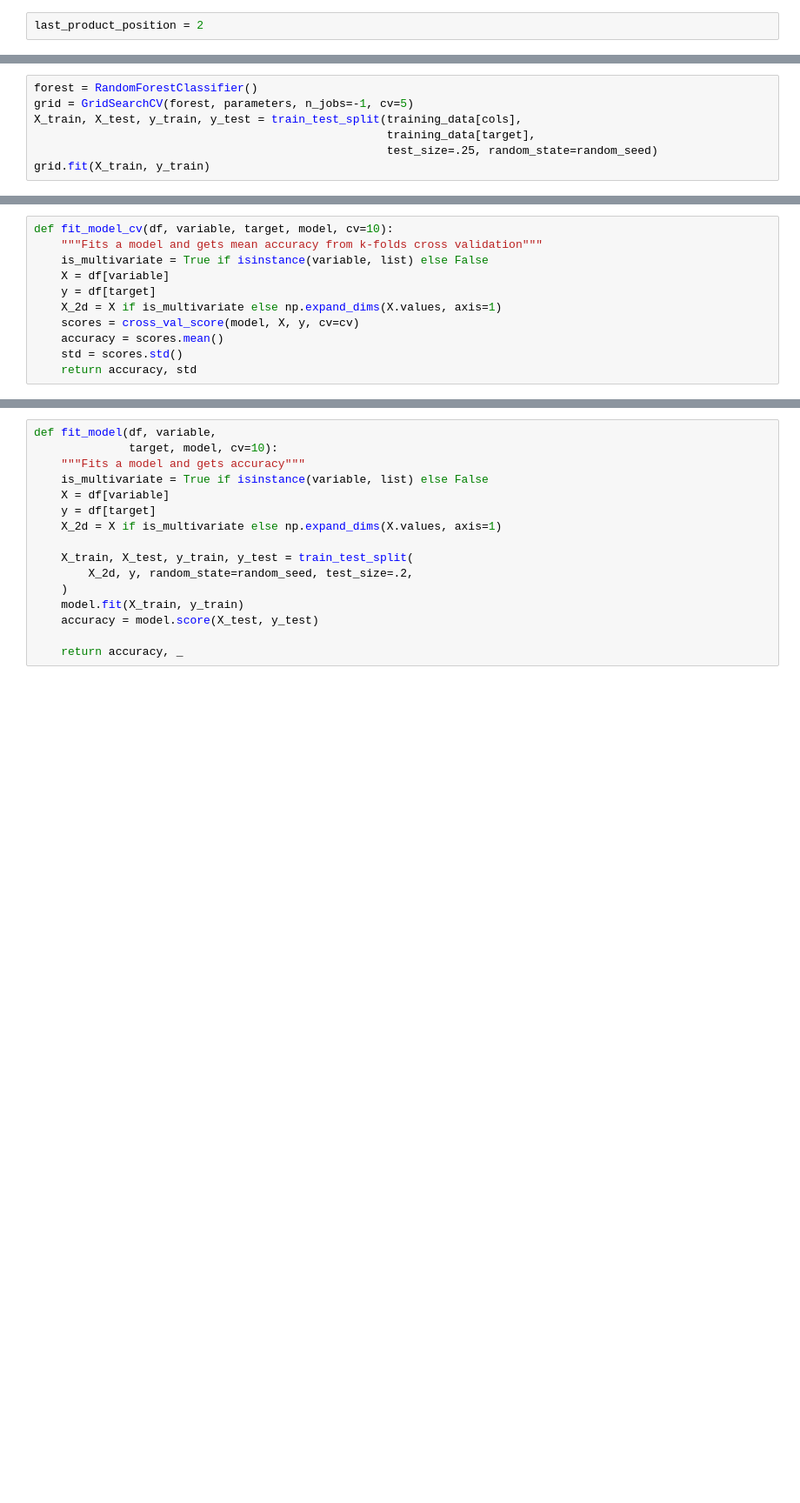
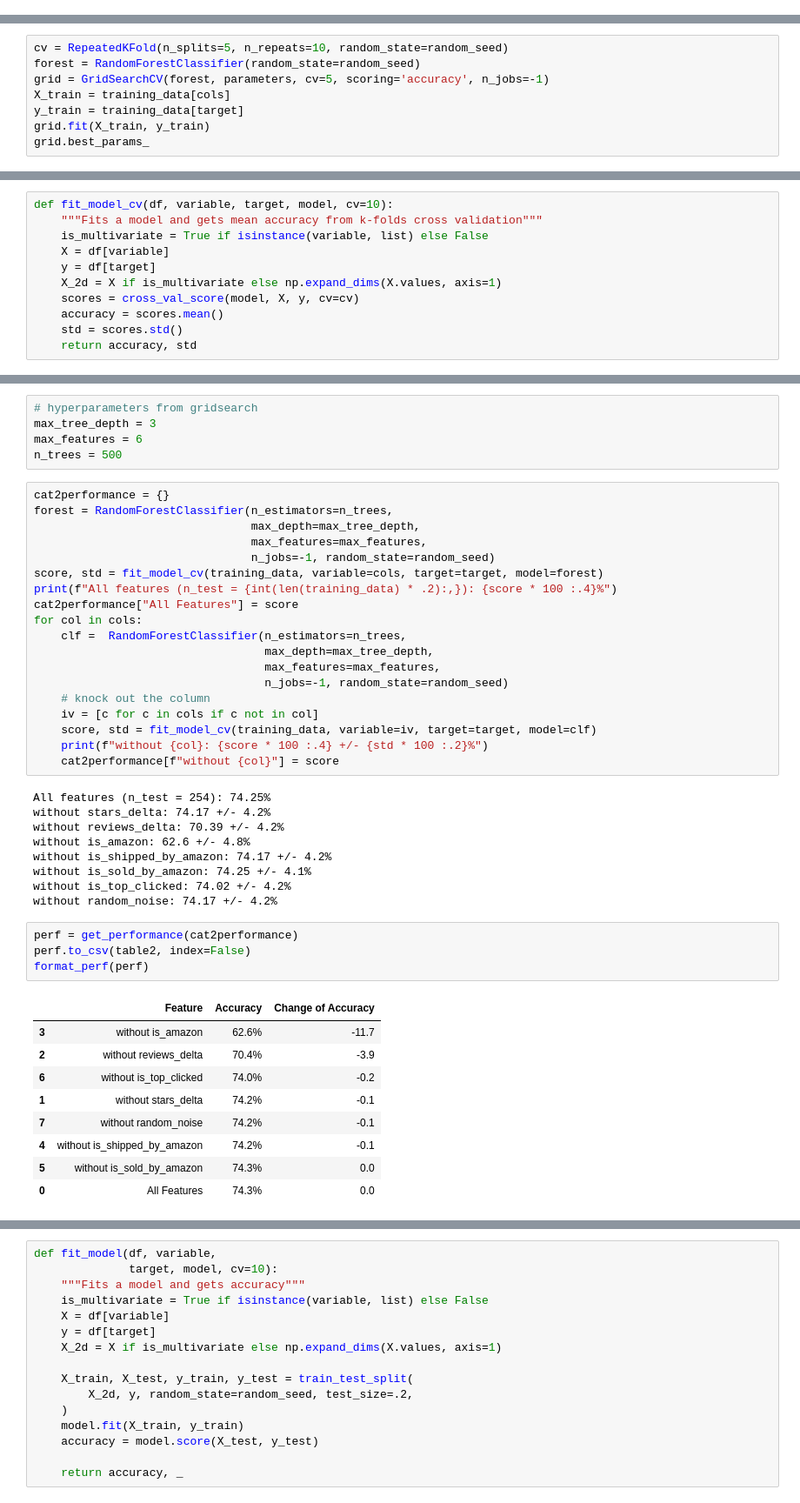
Before and after one commit to the-markup/investigation-amazon-brands, a Jupyter notebook: notebooks/2-random-forest-analysis.ipynb, the cells around one changed output, grey strips where cells are left out. Shown at 87% size. Saved outputs shown, nothing was run; the diff lists cells and outputs as text; blank space fills up the shorter version.

```diff
--- a/notebooks/2-random-forest-analysis.ipynb
+++ b/notebooks/2-random-forest-analysis.ipynb
@@ -80,6 +62,4 @@ bool_cols = [
 bool2int = {True : 1, False : -1}
 for col in bool_cols:
     _df.loc[:, col + '_encoded'] = _df[col].replace(bool2int)
-# %%
-last_product_position = 2
 # %%
@@ -188,7 +188,8 @@ parameters = {'n_estimators':(100, 300, 500), 'max_depth':[3,5,7,9], 'random_sta
 # %%
-forest = RandomForestClassifier()
-grid = GridSearchCV(forest, parameters, n_jobs=-1, cv=5)
-X_train, X_test, y_train, y_test = train_test_split(training_data[cols],
-                                                    training_data[target],
-                                                    test_size=.25, random_state=random_seed)
+cv = RepeatedKFold(n_splits=5, n_repeats=10, random_state=random_seed)
+forest = RandomForestClassifier(random_state=random_seed)
+grid = GridSearchCV(forest, parameters, cv=5, scoring='accuracy', n_jobs=-1)
+X_train = training_data[cols]
+y_train = training_data[target]
 grid.fit(X_train, y_train)
+grid.best_params_
@@ -236,0 +235,47 @@ def fit_model_cv(df, variable, target, model, cv=10):
+# %%
+# hyperparameters from gridsearch
+max_tree_depth = 3
+max_features = 6
+n_trees = 500
+# %%
+cat2performance = {}
+forest = RandomForestClassifier(n_estimators=n_trees,
+                                max_depth=max_tree_depth,
+                                max_features=max_features,
+                                n_jobs=-1, random_state=random_seed)
+score, std = fit_model_cv(training_data, variable=cols, target=target, model=forest)
+print(f"All features (n_test = {int(len(training_data) * .2):,}): {score * 100 :.4}%")
+cat2performance["All Features"] = score
+for col in cols:
+    clf =  RandomForestClassifier(n_estimators=n_trees,
+                                  max_depth=max_tree_depth,
+                                  max_features=max_features,
+                                  n_jobs=-1, random_state=random_seed)
+    # knock out the column
+    iv = [c for c in cols if c not in col]
+    score, std = fit_model_cv(training_data, variable=iv, target=target, model=clf)
+    print(f"without {col}: {score * 100 :.4} +/- {std * 100 :.2}%")
+    cat2performance[f"without {col}"] = score
+# %% [output]
+All features (n_test = 254): 74.25%
+without stars_delta: 74.17 +/- 4.2%
+without reviews_delta: 70.39 +/- 4.2%
+without is_amazon: 62.6 +/- 4.8%
+without is_shipped_by_amazon: 74.17 +/- 4.2%
+without is_sold_by_amazon: 74.25 +/- 4.1%
+without is_top_clicked: 74.02 +/- 4.2%
+without random_noise: 74.17 +/- 4.2%
+# %%
+perf = get_performance(cat2performance)
+perf.to_csv(table2, index=False)
+format_perf(perf)
+# %% [output]
+|  | Feature | Accuracy | Change of Accuracy |
+| 3 | without is_amazon | 62.6% | -11.7 |
+| 2 | without reviews_delta | 70.4% | -3.9 |
+| 6 | without is_top_clicked | 74.0% | -0.2 |
+| 1 | without stars_delta | 74.2% | -0.1 |
+| 7 | without random_noise | 74.2% | -0.1 |
+| 4 | without is_shipped_by_amazon | 74.2% | -0.1 |
+| 5 | without is_sold_by_amazon | 74.3% | 0.0 |
+| 0 | All Features | 74.3% | 0.0 |
```
Also changed, not shown: parts of 58 cells of this notebook, 4 other files.
